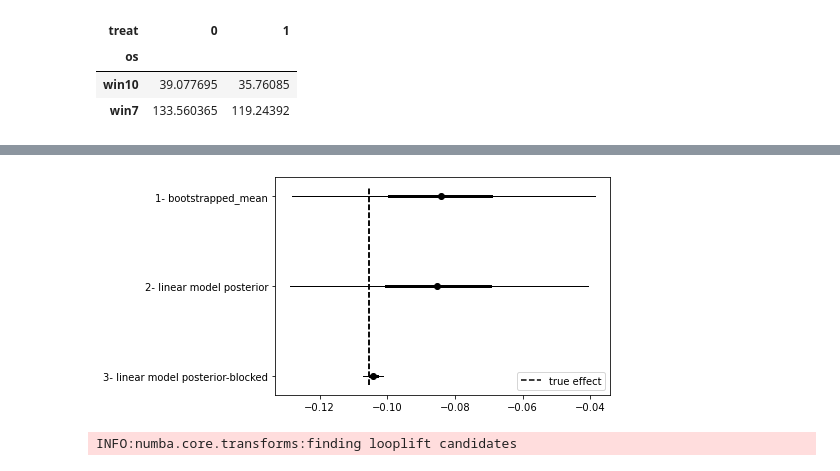
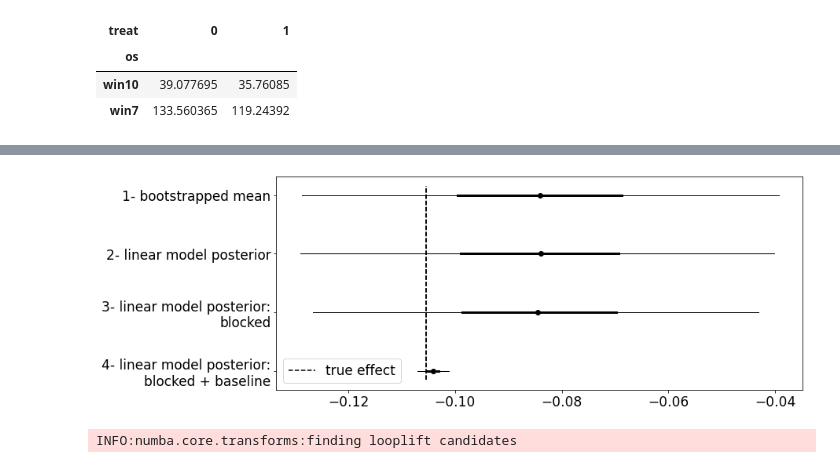
Before and after one commit to wcbeard/experiment_blocking_pretreatment, a Jupyter notebook: notebooks/timing-example.ipynb, the cells around one changed output, grey strips where cells are left out. Cells and saved outputs as stored; diff of their text form; code cells hidden in the pictures.

```diff
--- a/notebooks/timing-example.ipynb
+++ b/notebooks/timing-example.ipynb
@@ -252,0 +230,9 @@ diffsl_ = plot_wrap(diffs_log)
+# %%
+# collapse_hide
+
+diffs = bootstrap_stat_diff(dfs_post, "treat", "y")
+diffs_out_rm = bootstrap_stat_diff(dfs_post.pipe(drop_outliers), "treat", "y")
+diffs_log = bootstrap_stat_diff(dfs_post, "treat", "yl")
+diffs_gmean = bootstrap_stat_diff(dfs_post, "treat", "y", stat_fn=st.gmean)
+ul_out_rm = bootstrap_stat_diff(dfs_post.pipe(drop_outliers), 'treat', 'y', comp=uplift)
+ul = bootstrap_stat_diff(dfs_post, 'treat', 'y', comp=uplift)
@@ -389,7 +380,7 @@ df.groupby(['os', 'treat']).post.median().unstack()
 df_pre_post = df.assign(pre_l=lambda df: df.pre.pipe(np.log), post_l=lambda df: df.post.pipe(np.log))
 mod_block = Model(df_pre_post.copy())
 # %%
-fit_block = mod_block.fit("post_l ~ pre_l + treat + win7", samples=1000, chains=4)
+fit_block = mod_block.fit("post_l ~ treat + win7", samples=1000, chains=4, backend='pymc3')
 # %% [output]
 Auto-assigning NUTS sampler...
 INFO:pymc3:Auto-assigning NUTS sampler...
@@ -405,18 +396,24 @@ INFO:pymc3:Sampling 4 chains for 1_000 tune and 1_000 draw iterations (4_000 + 4
 # %%
 posterior_treatment_block = plot_wrap(fit_block.posterior.treat.values.ravel())
+# %%
+fit_block_baseline = mod_block.fit("post_l ~ pre_l + treat + win7", samples=1000, chains=4)
+# %%
+posterior_treatment_block_bl = plot_wrap(fit_block_baseline.posterior.treat.values.ravel())
 # %%
+plt.figure(figsize=(12, 5))
 post_boot_block = vstack([
     posterior_treatment.assign(g='2- linear model posterior'),
-    posterior_treatment_block.assign(g='3- linear model posterior-blocked'),
-    diffsl_.assign(g='1- bootstrapped_mean'),
+    posterior_treatment_block.assign(g='3- linear model posterior:\nblocked'),
+    posterior_treatment_block_bl.assign(g='4- linear model posterior:\nblocked + baseline'),
+    plot_wrap(diffs_log).assign(g='1- bootstrapped mean'),
 ])
 
 plu.plot_groupby(post_boot_block, 'g', 'y', quants=[50, 95], label='_no_label_')
 yo, yi = plt.ylim()
 plt.vlines([TREAT_MU, TREAT_MU], yo, yi, linestyles='dashed', label='true effect')
 plt.legend();
 # %% [output]
-[figure, old version]
+[figure, new version]
 # %%
 # 'pre_l',  'win7'
 az.plot_forest(fit_block, var_names=['treat', ], combined=True)
```
Also changed, not shown: parts of 34 cells of this notebook, 2 other files.
